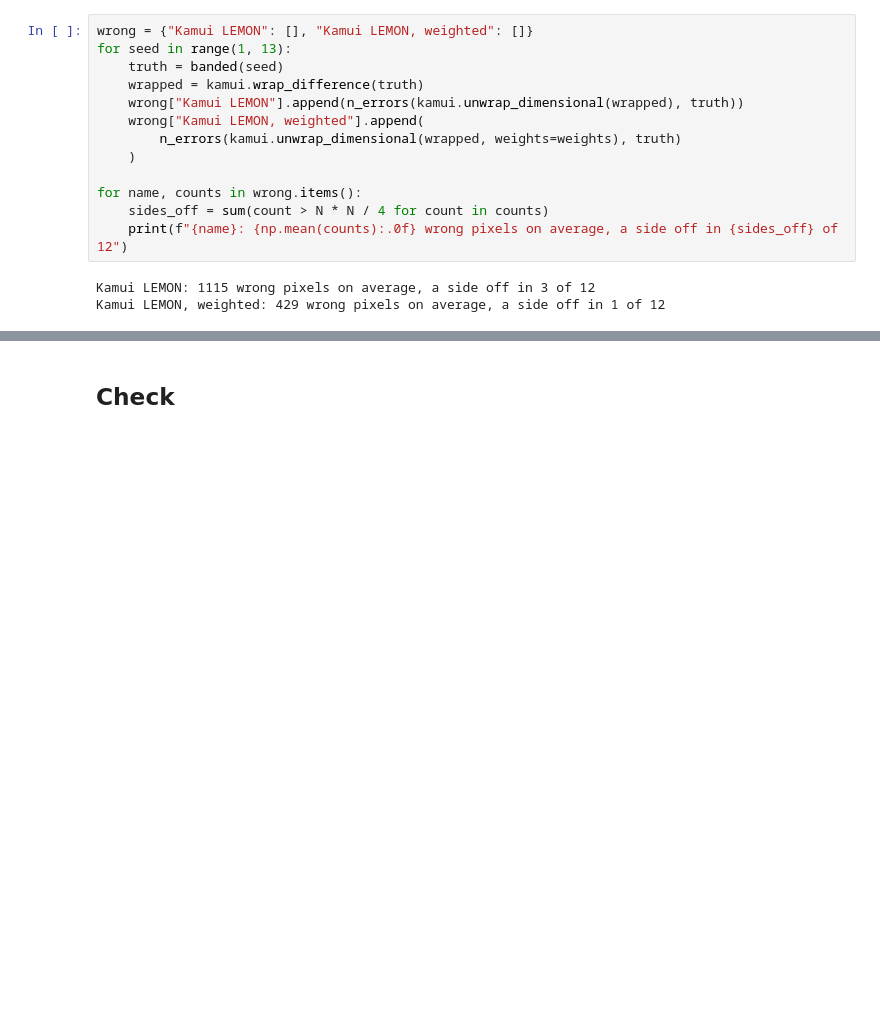
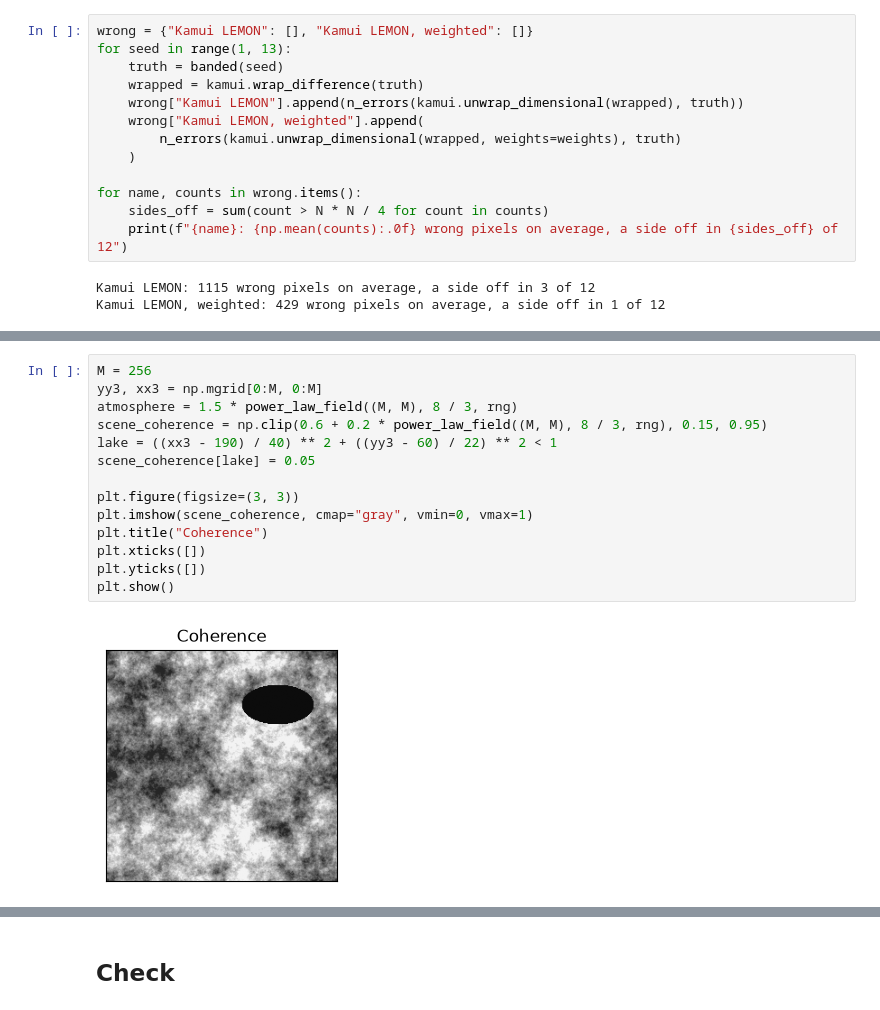
Before and after one commit to yoyolicoris/kamui, a Jupyter notebook: examples/synthetic_images.ipynb, the cells around one changed output, grey strips where cells are left out. Saved outputs shown, nothing was run; the diff lists cells and outputs as text; blank space fills up the shorter version.

```diff
--- a/examples/synthetic_images.ipynb
+++ b/examples/synthetic_images.ipynb
@@ -298,0 +391,16 @@ Kamui PUMA took 1.07 s
+# %%
+M = 256
+yy3, xx3 = np.mgrid[0:M, 0:M]
+atmosphere = 1.5 * power_law_field((M, M), 8 / 3, rng)
+scene_coherence = np.clip(0.6 + 0.2 * power_law_field((M, M), 8 / 3, rng), 0.15, 0.95)
+lake = ((xx3 - 190) / 40) ** 2 + ((yy3 - 60) / 22) ** 2 < 1
+scene_coherence[lake] = 0.05
+
+plt.figure(figsize=(3, 3))
+plt.imshow(scene_coherence, cmap="gray", vmin=0, vmax=1)
+plt.title("Coherence")
+plt.xticks([])
+plt.yticks([])
+plt.show()
+# %% [output]
+[figure, added]
```
Also changed, not shown: parts of 17 cells of this notebook, 1 other file.
